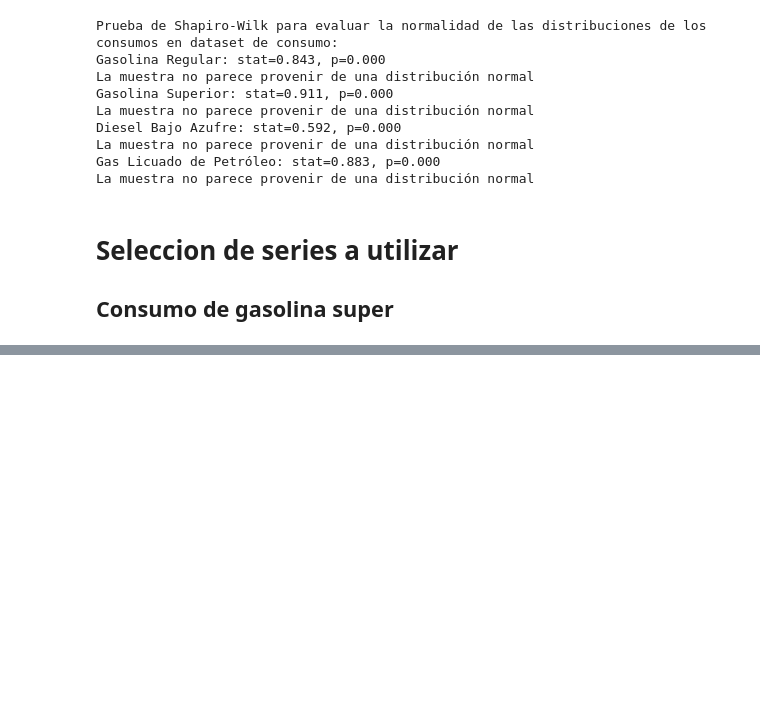
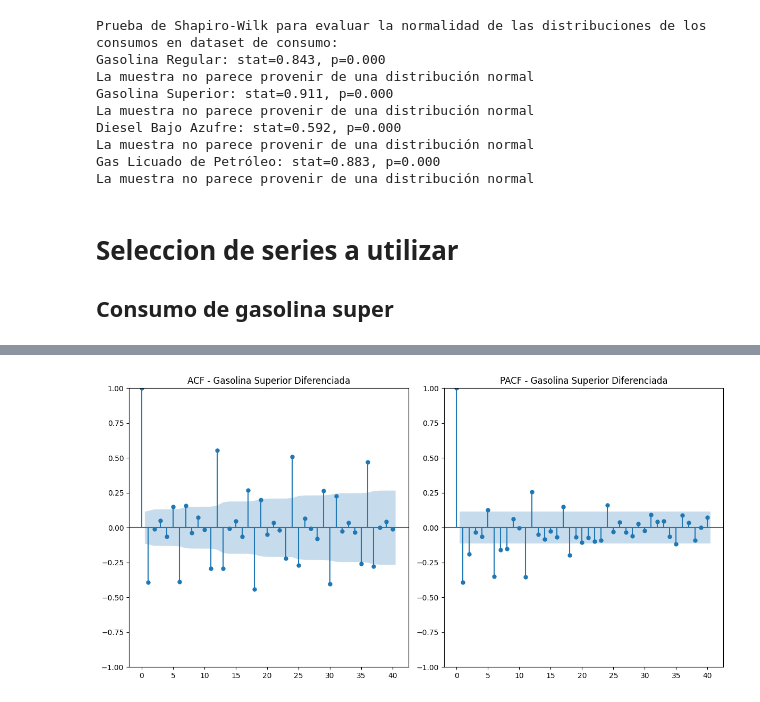
Before and after one commit to Jskenpo/DS_LAB2, a Jupyter notebook: LAB2.ipynb, the cells around one changed output, grey strips where cells are left out. Drawn from its saved outputs; the diff is of its cells as text; code cells hidden in the pictures; blank space fills up the shorter version.

Commit message:
definicion de parametros

```diff
--- a/LAB2.ipynb
+++ b/LAB2.ipynb
@@ -358,0 +412,12 @@ AttributeError: 'RangeIndex' object has no attribute 'freq'
+# %%
+#Elejir parametros para el modelo ARIMA
+from statsmodels.tsa.stattools import adfuller
+
+# Diferenciar la serie para hacerla estacionaria
+consumo_filtered['Gasolina superior_diff'] = consumo_filtered['Gasolina superior'].diff().dropna()
+
+# Test de Dickey-Fuller para la serie diferenciada
+result_diff = adfuller(consumo_filtered['Gasolina superior_diff'].dropna())
+print('ADF Statistic (diferenciada):', result_diff[0])
+print('p-value (diferenciada):', result_diff[1])
+print('Critical Values (diferenciada):', result_diff[4])
@@ -358,0 +433,19 @@ AttributeError: 'RangeIndex' object has no attribute 'freq'
+# %%
+from statsmodels.graphics.tsaplots import plot_acf, plot_pacf
+import matplotlib.pyplot as plt
+
+# Graficar ACF y PACF para la serie diferenciada
+plt.figure(figsize=(12, 6))
+
+plt.subplot(1, 2, 1)
+plot_acf(consumo_filtered['Gasolina superior_diff'].dropna(), lags=40, ax=plt.gca())
+plt.title('ACF - Gasolina Superior Diferenciada')
+
+plt.subplot(1, 2, 2)
+plot_pacf(consumo_filtered['Gasolina superior_diff'].dropna(), lags=40, ax=plt.gca())
+plt.title('PACF - Gasolina Superior Diferenciada')
+
+plt.tight_layout()
+plt.show()
+# %% [output]
+[figure, added]
```
Also changed, not shown: parts of 16 cells of this notebook.
